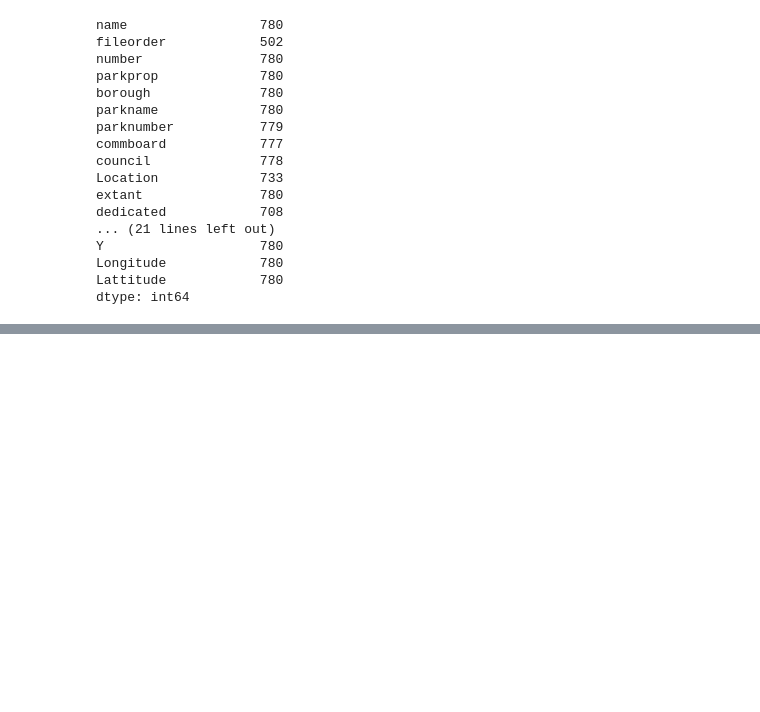
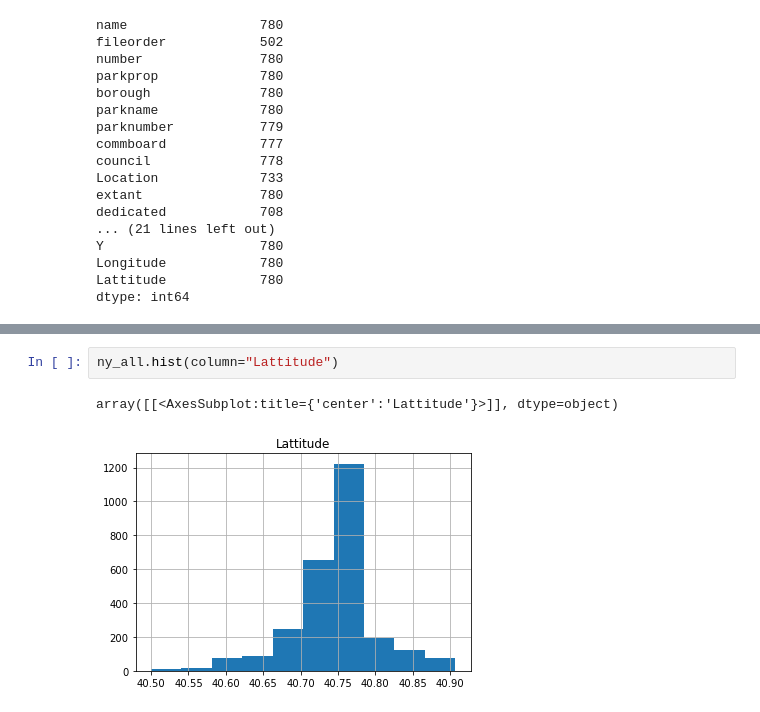
Before and after one commit to js816/New_York_-_London_Weather_Predictions, a Jupyter notebook: conver_latlong_test.ipynb, the cells around one changed output, grey strips where cells are left out. Cells and saved outputs as stored; diff of their text form; blank space fills up the shorter version.

```diff
--- a/conver_latlong_test.ipynb
+++ b/conver_latlong_test.ipynb
@@ -93,0 +123,5 @@ dtype: int64
+# %%
+ny_all.hist(column="Lattitude")
+# %% [output]
+array([[<AxesSubplot:title={'center':'Lattitude'}>]], dtype=object)
+[figure, added]
```
Also changed, not shown: parts of 9 cells of this notebook, 2 other files.
